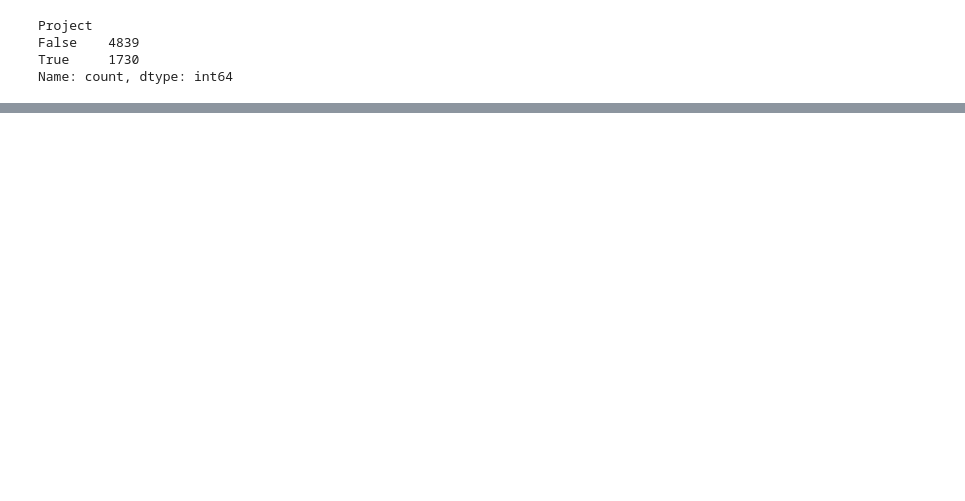
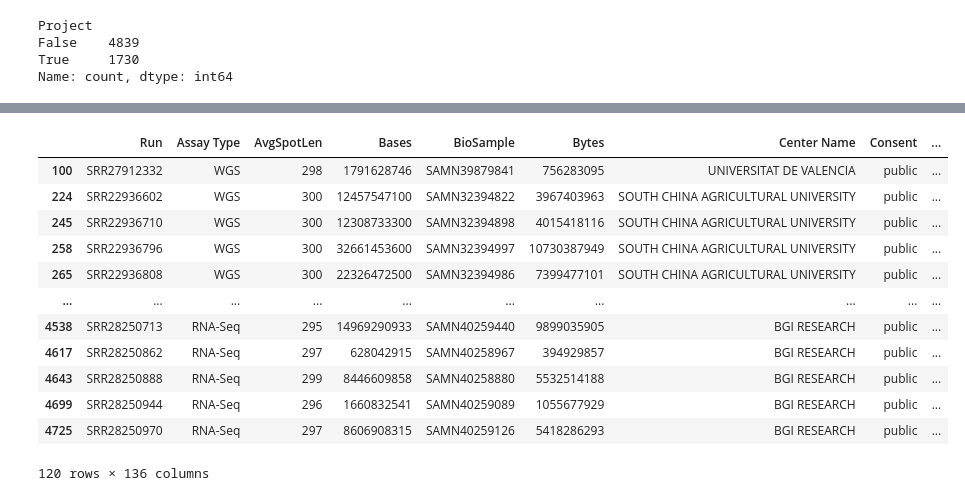
Before and after one commit to Finkonn/picorna-virome, a Jupyter notebook: miniproj/latest_sra/compare_ZOVER_and_our_archives.ipynb, the cells around one changed output, grey strips where cells are left out. Cells and saved outputs as stored; diff of their text form; code cells hidden in the pictures; blank space fills up the shorter version.

```diff
--- a/miniproj/latest_sra/compare_ZOVER_and_our_archives.ipynb
+++ b/miniproj/latest_sra/compare_ZOVER_and_our_archives.ipynb
@@ -123,0 +103,17 @@ df_matches
+# %%
+matching_rows = df_our[df_our['BioSample'].isin(df_zover['BioSample'])]
+matching_rows
+# %% [output]
+|  | Run | Assay Type | AvgSpotLen | Bases | BioSample | Bytes | Center Name | Consent | ... |
+| 100 | SRR27912332 | WGS | 298 | 1791628746 | SAMN39879841 | 756283095 | UNIVERSITAT DE VALENCIA | public | ... |
+| 224 | SRR22936602 | WGS | 300 | 12457547100 | SAMN32394822 | 3967403963 | SOUTH CHINA AGRICULTURAL UNIVERSITY | public | ... |
+| 245 | SRR22936710 | WGS | 300 | 12308733300 | SAMN32394898 | 4015418116 | SOUTH CHINA AGRICULTURAL UNIVERSITY | public | ... |
+| 258 | SRR22936796 | WGS | 300 | 32661453600 | SAMN32394997 | 10730387949 | SOUTH CHINA AGRICULTURAL UNIVERSITY | public | ... |
+| 265 | SRR22936808 | WGS | 300 | 22326472500 | SAMN32394986 | 7399477101 | SOUTH CHINA AGRICULTURAL UNIVERSITY | public | ... |
+| ... | ... | ... | ... | ... | ... | ... | ... | ... | ... |
+| 4538 | SRR28250713 | RNA-Seq | 295 | 14969290933 | SAMN40259440 | 9899035905 | BGI RESEARCH | public | ... |
+| 4617 | SRR28250862 | RNA-Seq | 297 | 628042915 | SAMN40258967 | 394929857 | BGI RESEARCH | public | ... |
+| 4643 | SRR28250888 | RNA-Seq | 299 | 8446609858 | SAMN40258880 | 5532514188 | BGI RESEARCH | public | ... |
+| 4699 | SRR28250944 | RNA-Seq | 296 | 1660832541 | SAMN40259089 | 1055677929 | BGI RESEARCH | public | ... |
+| 4725 | SRR28250970 | RNA-Seq | 297 | 8606908315 | SAMN40259126 | 5418286293 | BGI RESEARCH | public | ... |
+120 rows × 136 columns
```
Also changed, not shown: parts of 6 cells of this notebook, 21 other files.
